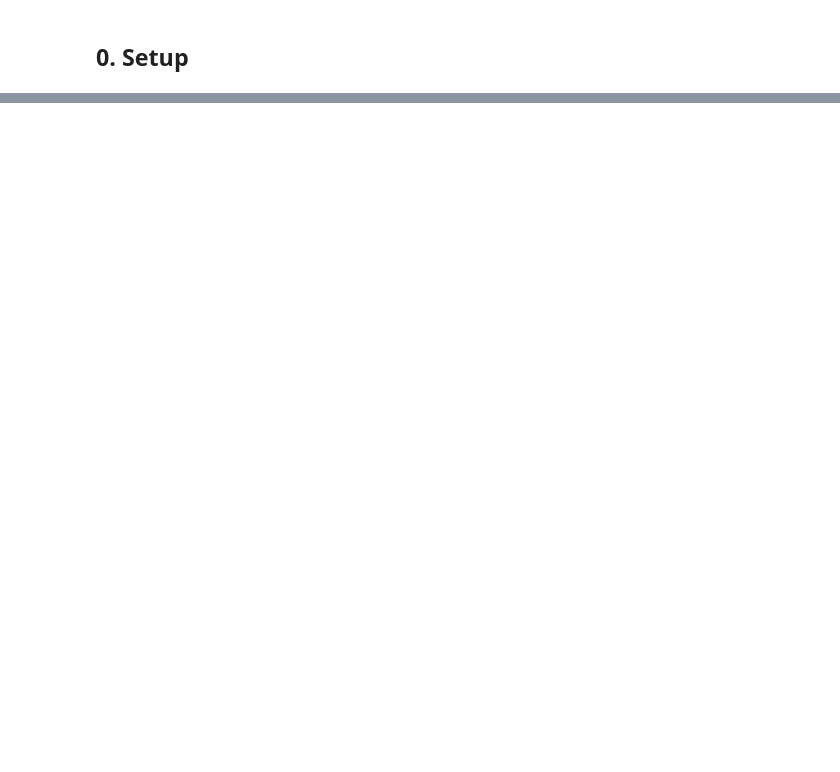
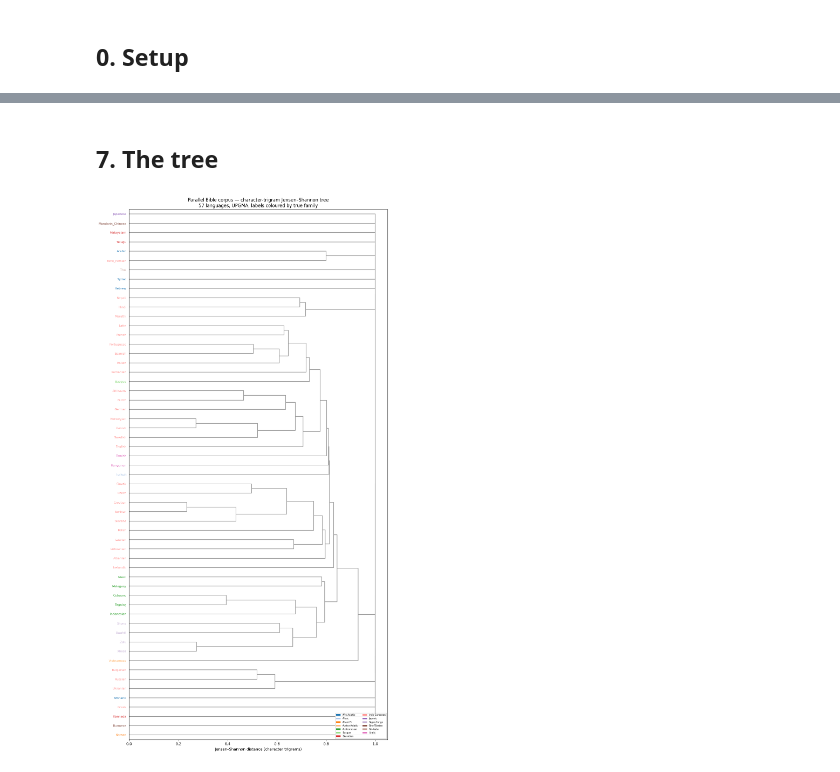
Before and after one commit to opalsaints/language-family-trees, a Jupyter notebook: LanguageTrees.ipynb, the cells around one changed output, grey strips where cells are left out. Cells and saved outputs as stored; diff of their text form; code cells hidden in the pictures; blank space fills up the shorter version.

```diff
--- a/LanguageTrees.ipynb
+++ b/LanguageTrees.ipynb
@@ -348,0 +316,21 @@ they show precisely **what a statistical measure can and cannot see** about a la
+# %%
+methods = {
+    "trigram-JS  (information theory)": js_matrix(texts, n=3),
+    "unigram-JS  (frequencies only)":   js_matrix(texts, n=1),
+    "alphabet-Jaccard  (DUMB BASELINE)": alphabet_jaccard_matrix(texts),
+    "shuffle-trigram  (neg. control)":  js_matrix([shuffle_chars(t) for t in texts], n=3),
+}
+print(f"{'method':36s}{'normRF↓':>9s}{'NN-family-purity↑':>20s}")
+print("-"*65)
+res = {}
+for name, D in methods.items():
+    nwk = linkage_to_newick(upgma(D, names), names)
+    _, _, norm = rf_corrected(nwk, gold)
+    pur = nn_family_purity(D, names)
+    res[name] = (norm, pur)
+    print(f"{name:36s}{norm:9.3f}{pur:20.3f}")
+print("-"*65)
+tri = res["trigram-JS  (information theory)"]
+alp = res["alphabet-Jaccard  (DUMB BASELINE)"]
+print(f"trigram-JS purity {tri[1]:.3f}  vs  alphabet baseline {alp[1]:.3f}  "
+      f"({len(names)} languages)")
@@ -348,0 +355,22 @@ they show precisely **what a statistical measure can and cannot see** about a la
+# %% [markdown]
+## 7. The tree
+# %%
+from matplotlib.patches import Patch
+fams = sorted(set(fam_of.values()))
+cmap = plt.get_cmap("tab20")
+fam_color = {f: cmap(i % 20) for i, f in enumerate(fams)}
+D = methods["trigram-JS  (information theory)"]
+Z = upgma(D, names)
+fig, ax = plt.subplots(figsize=(11, 0.33*len(names)+2))
+dendrogram(Z, labels=names, orientation="right", ax=ax,
+           color_threshold=0, above_threshold_color="#999")
+ax.set_title(f"Parallel Bible corpus — character-trigram Jensen–Shannon tree\n"
+             f"{len(names)} languages, UPGMA, labels coloured by true family")
+ax.set_xlabel("Jensen–Shannon distance (character trigrams)")
+for lbl in ax.get_ymajorticklabels():
+    lbl.set_color(fam_color[fam_of[lbl.get_text()]]); lbl.set_fontsize(8)
+ax.legend(handles=[Patch(facecolor=fam_color[f], label=f) for f in fams],
+          loc="lower right", fontsize=6, ncol=2, framealpha=0.9)
+plt.tight_layout(); plt.show()
+# %% [output]
+[figure, added]
```
Also changed, not shown: parts of 37 cells of this notebook, 8 other files.
